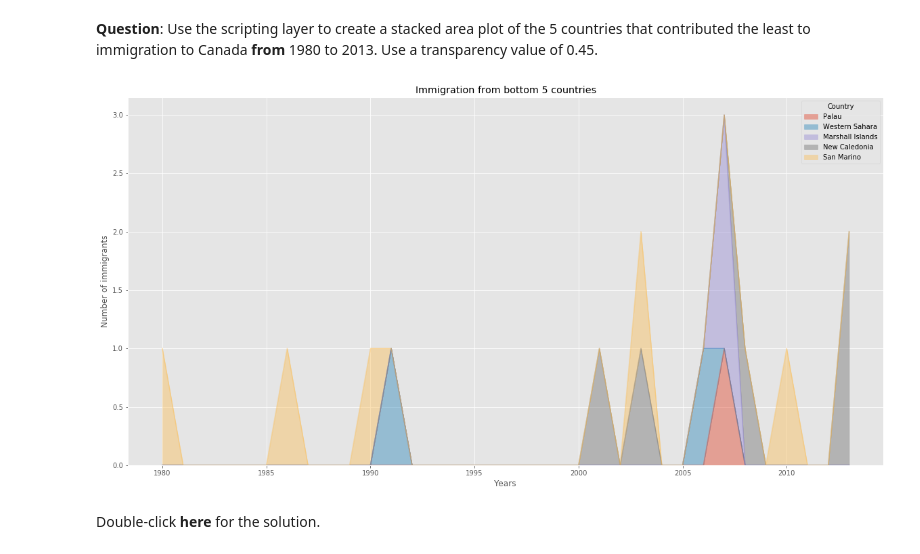
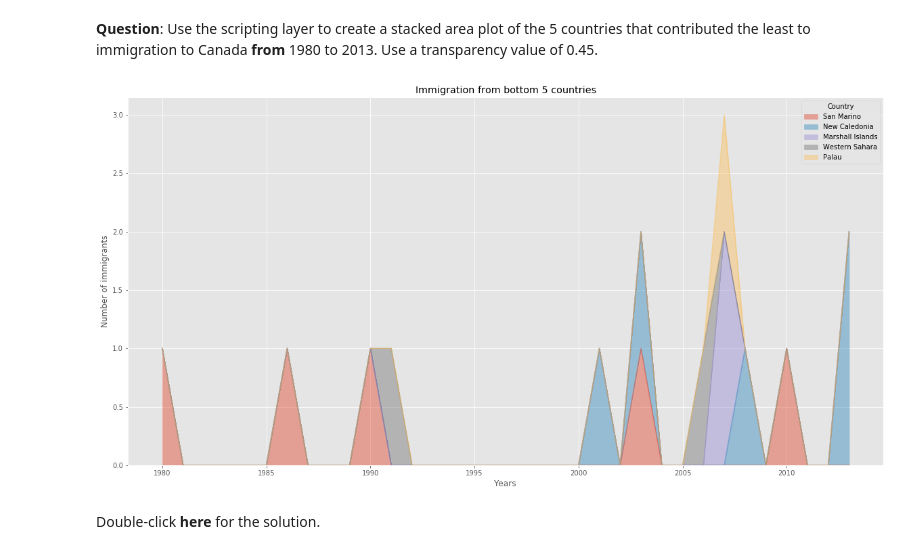
Before and after one commit to mugdhav/IBMCert, a Jupyter notebook: DVweek2_Area_Plots_Histograms_and_Bar_Charts_solved.ipynb, the cells around one changed output. Saved outputs shown, nothing was run; the diff lists cells and outputs as text; code cells hidden in the pictures.

```diff
--- a/DVweek2_Area_Plots_Histograms_and_Bar_Charts_solved.ipynb
+++ b/DVweek2_Area_Plots_Histograms_and_Bar_Charts_solved.ipynb
@@ -294,21 +297,23 @@ ax.set_xlabel('Years')
 **Question**: Use the scripting layer to create a stacked area plot of the 5 countries that contributed the least to immigration to Canada **from** 1980 to 2013. Use a transparency value of 0.45.
 # %%
 ### type your answer here
-df_can.sort_values(['Total'], ascending=True, axis=0, inplace=True)
+df_can.sort_values(['Total'], ascending=False, axis=0, inplace=True)#or ascending=True with df_can.head()
 
 # get the top 5 entries
-df_bottom5 = df_can.head()
+df_bottom5 = df_can.tail()
 
 # transpose the dataframe
 df_bottom5 = df_bottom5[years].transpose()
+
+df_bottom5.index = df_bottom5.index.map(int)#why do this?
 
 df_bottom5.plot(kind='area', alpha=0.45, figsize=(20, 10))
 plt.title("Immigration from bottom 5 countries")
 plt.ylabel("Number of immigrants")
 plt.xlabel("Years")
 plt.show()
 # %% [output]
-[figure, old version]
+[figure, new version]
 # %% [markdown]
 Double-click __here__ for the solution.
 <!-- The correct answer is:
```
Also changed, not shown: parts of 23 cells of this notebook.
